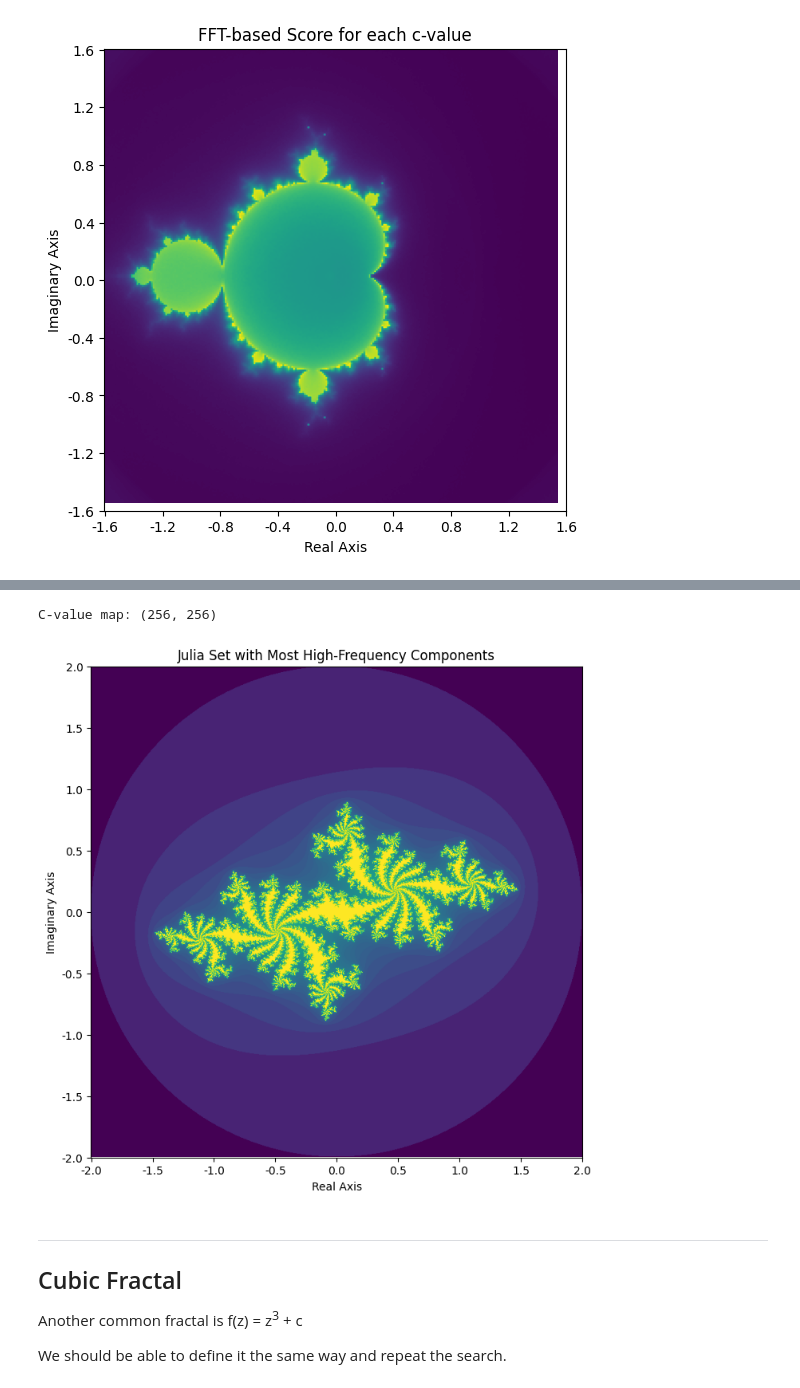
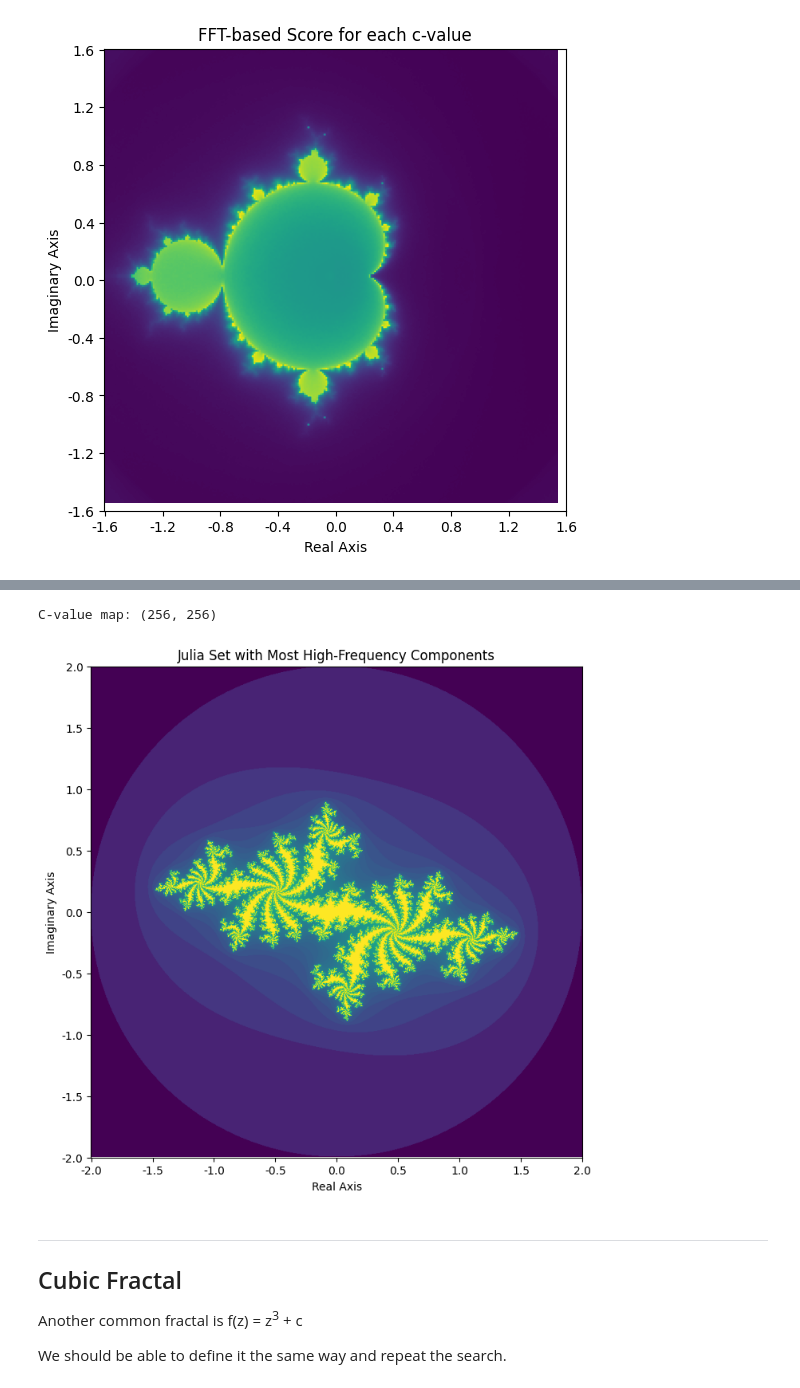
Before and after one commit to etotheipi/fractal1027, a Jupyter notebook: fractal_1027.ipynb, the cells around one changed output, grey strips where cells are left out. Cells and saved outputs as stored; diff of their text form; code cells hidden in the pictures.

```diff
--- a/fractal_1027.ipynb
+++ b/fractal_1027.ipynb
@@ -189,5 +220,0 @@ NOTE:  Although Numpy has a complex dtype, CuPy does not.  Thus we will have to
-# %%
-# Constant mesh is the same for all inputs (represent grid in complex plane)
-zmesh_real, zmesh_imag = np.meshgrid(
-    np.arange(-2, 2, (4 + EPS) / (SIZE -1)),
-    np.arange(-2, 2, (4 + EPS) / (SIZE -1))[::-1])
@@ -251,0 +227,9 @@ zmesh_re, zmesh_im = cp.meshgrid(
+# %%
+SIZE = 768
+EPS = 1e-8
+zmesh_re, zmesh_im = cp.meshgrid(
+    cp.arange(-2, 2+EPS, 4.0/(SIZE-1), dtype=cp.float32),
+    cp.arange(-2, 2+EPS, 4.0/(SIZE-1), dtype=cp.float32))
+
+print('X(real) mesh:', zmesh_re.device)
+print('Y(imag) mesh:', zmesh_im.device)
@@ -286,11 +273,3 @@ gpu_escape_time_zn_plus_c = cp.ElementwiseKernel(
         escape_iters = log2f((float)time) / log2f(1000.0f);
     ''',
     'gpu_znplusc')
-# %%
-# Create the mesh inputs directly on the GPU with cp.meshgrid(...)
-zmesh_re, zmesh_im = cp.meshgrid(cp.arange(-2, 2+EPS, 4.0/(SIZE-1), dtype=cp.float32),
-                                 cp.arange(-2, 2+EPS, 4.0/(SIZE-1), dtype=cp.float32))
-
-# A quick test to confirm it runs and produces the output shape we expected
-out = gpu_escape_time_zn_plus_c(zmesh_re, zmesh_im, -0.8, 0.156)
-print('Test run output shape:', out.shape)
@@ -365,22 +346,9 @@ for txt,fps in display_table:
 
 print('\nNote: C++ timing was based on a naive C++ implementation not shown here')
 
+
 # Data
 lbls = ['Numpy', 'C++/CPU', 'GPU\u2192CPU', 'GPU']
 fps = [f[1] for f in display_table]
-
-# Create the bar chart
-plt.bar(lbls, fps, color='blue')
-
-# Label the bars with the actual values
-for i, value in enumerate(fps):
-    plt.text(i, value, str(f'{value:.2f}'), ha='center', va='bottom')
-
-# Add labels and title
-plt.xlabel('')
-plt.ylabel('Fractal Generations per Sec')
-plt.title('Fract Generation Speed')
-
-# Show the chart
-plt.show()
+_ = nb_utils.plot_bars_speedup(lbls, fps, 'Fractal Generation Speeds')
 # %% [output]
@@ -605,15 +573,15 @@ Might as well check the fractal at the point with the most high-frequency...
 # %%
 print('C-value map:', c_map.shape)
 lin_max = np.argmax(c_map)
 j, i = lin_max // GRID, lin_max % GRID
 highest_freq_fractal = gpu_escape_time_zn_plus_c(zmesh_re, zmesh_im, -LIM+i*STEP, -LIM+j*STEP)
 fig,ax = plt.subplots(figsize=(8,8))
 ax.imshow(highest_freq_fractal.get())
 ax.set_title('Julia Set with Most High-Frequency Components')
-relabel_axes(ax)
+nb_utils.relabel_axes(ax)
 # %% [output]
 C-value map: (256, 256)
-[figure, old version]
+[figure, new version]
 # %% [markdown]
 -----
 ## Cubic Fractal
```
Also changed, not shown: parts of 58 cells of this notebook, 6 other files.
